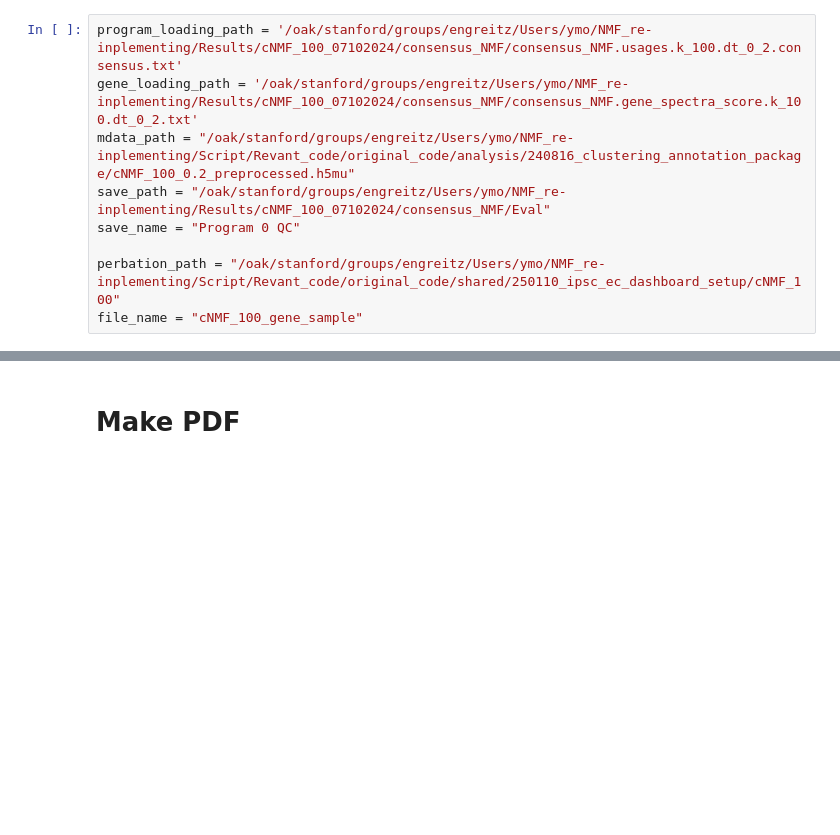
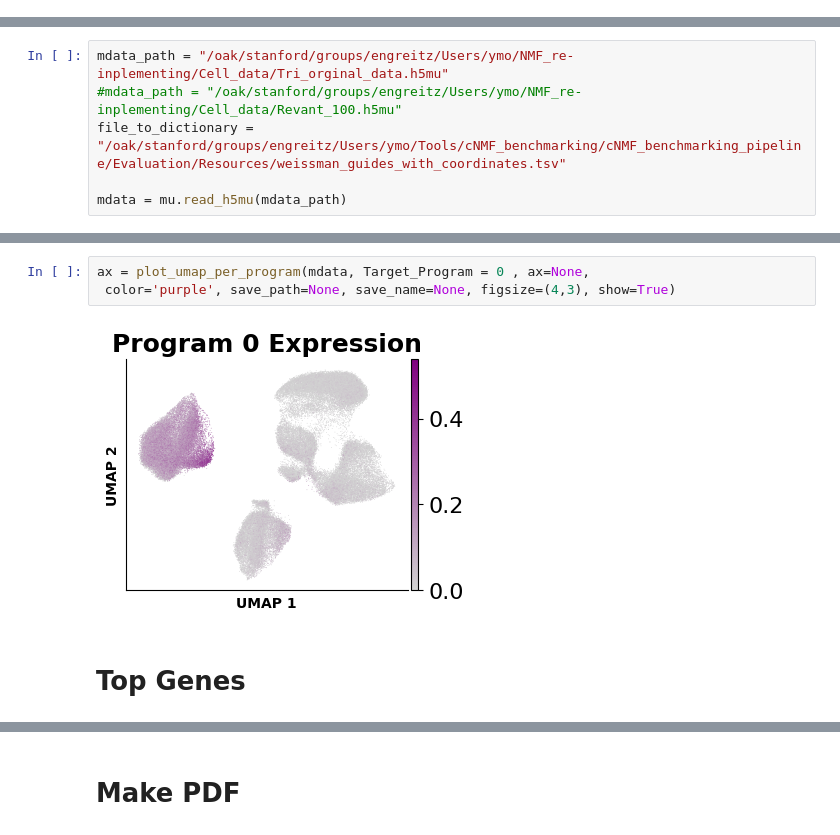
Before and after one commit to EngreitzLab/cNMF_benchmarking, a Jupyter notebook: cNMF_benchmarking_pipeline/Plotting/JupterNote_Version/cNMF_program_analysis.ipynb, the cells around one changed output, grey strips where cells are left out. Cells and saved outputs as stored; diff of their text form; blank space fills up the shorter version.

```diff
--- a/cNMF_benchmarking_pipeline/Plotting/JupterNote_Version/cNMF_program_analysis.ipynb
+++ b/cNMF_benchmarking_pipeline/Plotting/JupterNote_Version/cNMF_program_analysis.ipynb
@@ -8,9 +0,0 @@ from Plotting.src import *
-# %%
-program_loading_path = '/oak/stanford/groups/engreitz/Users/ymo/NMF_re-inplementing/Results/cNMF_100_07102024/consensus_NMF/consensus_NMF.usages.k_100.dt_0_2.consensus.txt'
-gene_loading_path = '/oak/stanford/groups/engreitz/Users/ymo/NMF_re-inplementing/Results/cNMF_100_07102024/consensus_NMF/consensus_NMF.gene_spectra_score.k_100.dt_0_2.txt'
-mdata_path = "/oak/stanford/groups/engreitz/Users/ymo/NMF_re-inplementing/Script/Revant_code/original_code/analysis/240816_clustering_annotation_package/cNMF_100_0.2_preprocessed.h5mu"
-save_path = "/oak/stanford/groups/engreitz/Users/ymo/NMF_re-inplementing/Results/cNMF_100_07102024/consensus_NMF/Eval"
-save_name = "Program 0 QC"
-
-perbation_path = "/oak/stanford/groups/engreitz/Users/ymo/NMF_re-inplementing/Script/Revant_code/original_code/shared/250110_ipsc_ec_dashboard_setup/cNMF_100"
-file_name = "cNMF_100_gene_sample"
@@ -16,0 +26,6 @@ file_name = "cNMF_100_gene_sample"
+# %%
+mdata_path = "/oak/stanford/groups/engreitz/Users/ymo/NMF_re-inplementing/Cell_data/Tri_orginal_data.h5mu"
+#mdata_path = "/oak/stanford/groups/engreitz/Users/ymo/NMF_re-inplementing/Cell_data/Revant_100.h5mu"
+file_to_dictionary = "/oak/stanford/groups/engreitz/Users/ymo/Tools/cNMF_benchmarking/cNMF_benchmarking_pipeline/Evaluation/Resources/weissman_guides_with_coordinates.tsv"
+
+mdata = mu.read_h5mu(mdata_path)
@@ -16,0 +83,7 @@ file_name = "cNMF_100_gene_sample"
+# %%
+ax = plot_umap_per_program(mdata, Target_Program = 0 , ax=None,
+ color='purple', save_path=None, save_name=None, figsize=(4,3), show=True)
+# %% [output]
+[figure, added]
+# %% [markdown]
+# Top Genes
```
Also changed, not shown: parts of 62 cells of this notebook, 11 other files.
